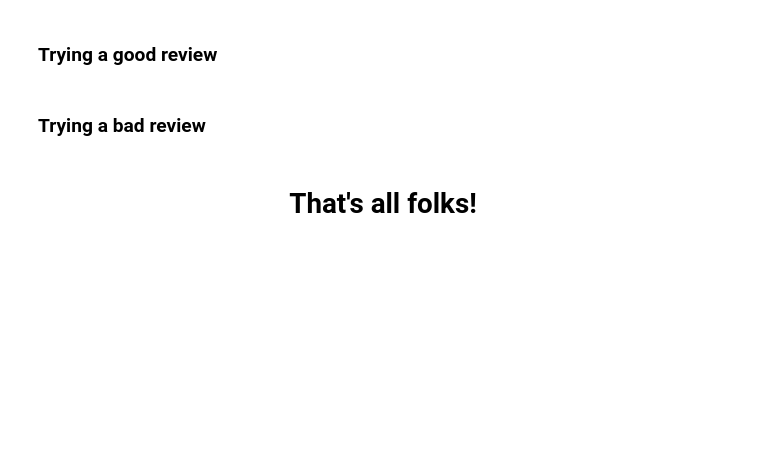
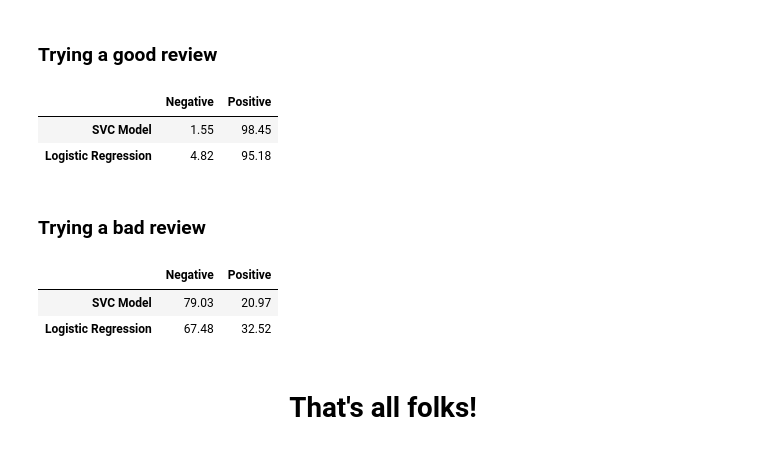
Before and after one commit to BonneC/review_classification, a Jupyter notebook: Review Classification.ipynb, the cells around one changed output. Cells and saved outputs as stored; diff of their text form; code cells hidden in the pictures; blank space fills up the shorter version.

```diff
--- a/Review Classification.ipynb
+++ b/Review Classification.ipynb
@@ -387,10 +428,26 @@ def vectorizer(text):
 # %%
 good_review = "I like this restaurant. The pizza here is delicious."
 good_df = pd.DataFrame(vectorizer(good_review).reshape(1,-1))
 
-# linear_model.predict(df)
-# logistic_model.predict(df)
-# neural_network.predict(df)
+# get the predictions from each model
+svc_predictions = svc.predict_proba(good_df).flatten()
+lr_predictions = logit_model.predict_proba(good_df).flatten()
+# todo?
+# nn_predictions
+
+# create a dataframe to compare the probabilities
+index = ['SVC Model', 'Logistic Regression']
+predictions = {'Negative': [], 'Positive':[]}
+# round the predictions to .2 decimal places
+predictions['Negative'].extend([round(svc_predictions[0]*100,2),round(lr_predictions[0]*100,2)])
+predictions['Positive'].extend([round(svc_predictions[1]*100,2),round(lr_predictions[1]*100,2)])
+
+df_scores = pd.DataFrame(predictions, index=index)
+df_scores
+# %% [output]
+|  | Negative | Positive |
+| SVC Model | 1.55 | 98.45 |
+| Logistic Regression | 4.82 | 95.18 |
 # %%
 # sentence = te.get_emotion(good_review)
 
@@ -403,9 +460,25 @@ good_df = pd.DataFrame(vectorizer(good_review).reshape(1,-1))
 good_review = "We feel this restaurant is terrible. The service is so slow and the food came cold."
 bad_df = pd.DataFrame(vectorizer(good_review).reshape(1,-1))
 
-# linear_model.predict(df)
-# logistic_model.predict(df)
-# neural_network.predict(df)
+# get the predictions from each model
+svc_predictions = svc.predict_proba(bad_df).flatten()
+lr_predictions = logit_model.predict_proba(bad_df).flatten()
+# todo?
+# nn_predictions
+
+# create a dataframe to compare the probabilities
+index = ['SVC Model', 'Logistic Regression']
+predictions = {'Negative': [], 'Positive':[]}
+# round the predictions to .2 decimal places
+predictions['Negative'].extend([round(svc_predictions[0]*100,2),round(lr_predictions[0]*100,2)])
+predictions['Positive'].extend([round(svc_predictions[1]*100,2),round(lr_predictions[1]*100,2)])
+
+df_scores = pd.DataFrame(predictions, index=index)
+df_scores
+# %% [output]
+|  | Negative | Positive |
+| SVC Model | 79.03 | 20.97 |
+| Logistic Regression | 67.48 | 32.52 |
 # %%
 # sentence = te.get_emotion(good_review)
 
```
Also changed, not shown: parts of 10 cells of this notebook.
